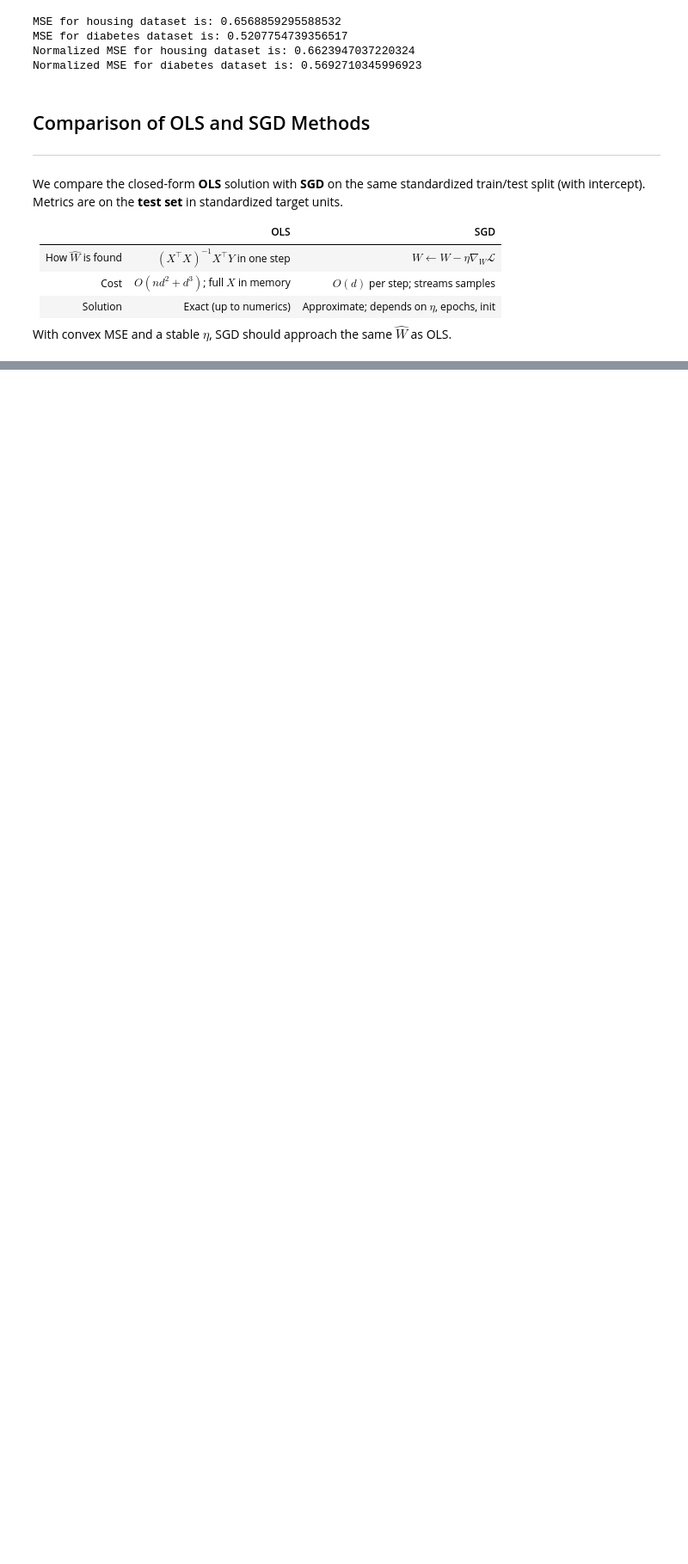
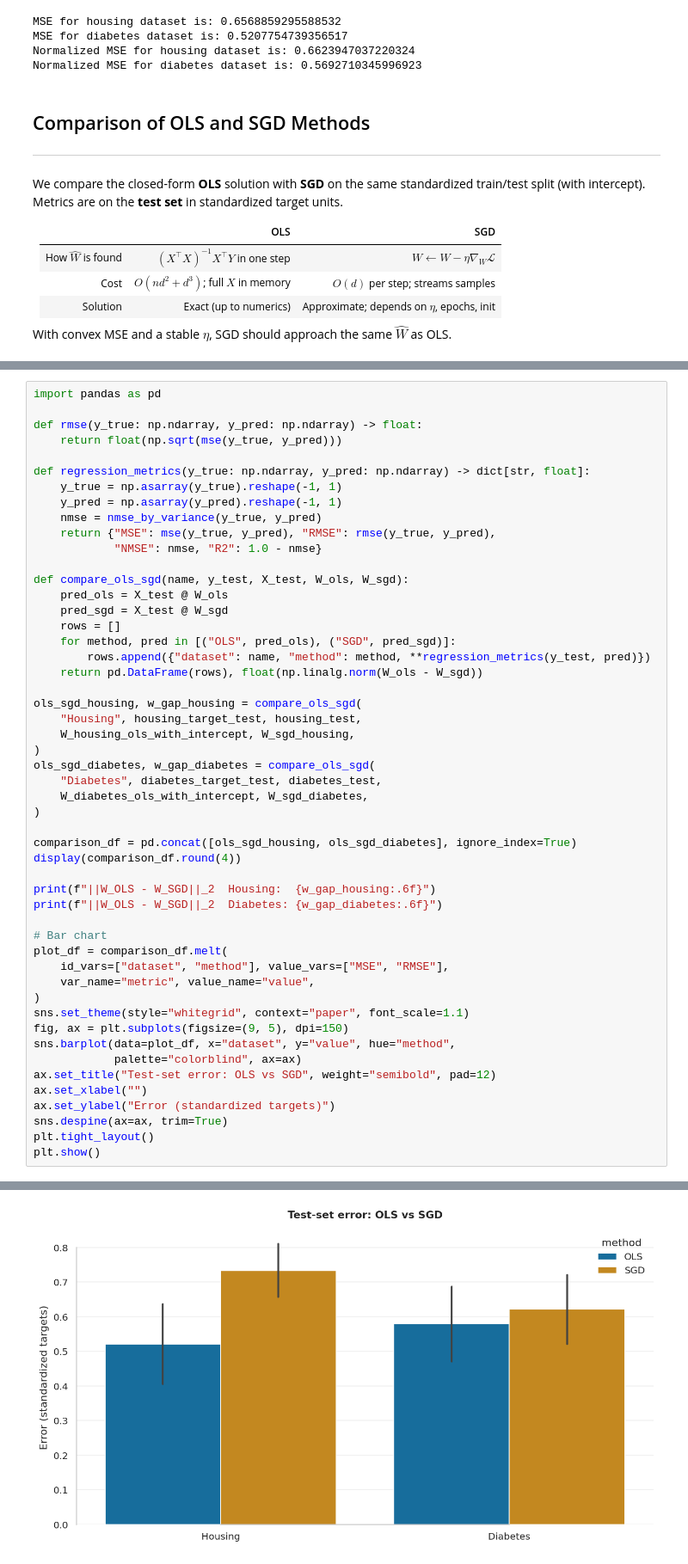
Before and after one commit to rameshaditya-me/Easy-Classical-ML-DL, a Jupyter notebook: linear-regression/linear-regression.ipynb, the cells around one changed output, grey strips where cells are left out. Shown at 86% size. Saved outputs shown, nothing was run; the diff lists cells and outputs as text; blank space fills up the shorter version.

Commit message:
added summary and comparison plot.

```diff
--- a/linear-regression/linear-regression.ipynb
+++ b/linear-regression/linear-regression.ipynb
@@ -925,0 +875,52 @@ plt.show()
+# %%
+import pandas as pd
+
+def rmse(y_true: np.ndarray, y_pred: np.ndarray) -> float:
+    return float(np.sqrt(mse(y_true, y_pred)))
+
+def regression_metrics(y_true: np.ndarray, y_pred: np.ndarray) -> dict[str, float]:
+    y_true = np.asarray(y_true).reshape(-1, 1)
+    y_pred = np.asarray(y_pred).reshape(-1, 1)
+    nmse = nmse_by_variance(y_true, y_pred)
+    return {"MSE": mse(y_true, y_pred), "RMSE": rmse(y_true, y_pred),
+            "NMSE": nmse, "R2": 1.0 - nmse}
+
+def compare_ols_sgd(name, y_test, X_test, W_ols, W_sgd):
+    pred_ols = X_test @ W_ols
+    pred_sgd = X_test @ W_sgd
+    rows = []
+    for method, pred in [("OLS", pred_ols), ("SGD", pred_sgd)]:
+        rows.append({"dataset": name, "method": method, **regression_metrics(y_test, pred)})
+    return pd.DataFrame(rows), float(np.linalg.norm(W_ols - W_sgd))
+
+ols_sgd_housing, w_gap_housing = compare_ols_sgd(
+    "Housing", housing_target_test, housing_test,
+    W_housing_ols_with_intercept, W_sgd_housing,
+)
+ols_sgd_diabetes, w_gap_diabetes = compare_ols_sgd(
+    "Diabetes", diabetes_target_test, diabetes_test,
+    W_diabetes_ols_with_intercept, W_sgd_diabetes,
+)
+
+comparison_df = pd.concat([ols_sgd_housing, ols_sgd_diabetes], ignore_index=True)
+display(comparison_df.round(4))
+
+print(f"||W_OLS - W_SGD||_2  Housing:  {w_gap_housing:.6f}")
+print(f"||W_OLS - W_SGD||_2  Diabetes: {w_gap_diabetes:.6f}")
+
+# Bar chart
+plot_df = comparison_df.melt(
+    id_vars=["dataset", "method"], value_vars=["MSE", "RMSE"],
+    var_name="metric", value_name="value",
+)
+sns.set_theme(style="whitegrid", context="paper", font_scale=1.1)
+fig, ax = plt.subplots(figsize=(9, 5), dpi=150)
+sns.barplot(data=plot_df, x="dataset", y="value", hue="method",
+            palette="colorblind", ax=ax)
+ax.set_title("Test-set error: OLS vs SGD", weight="semibold", pad=12)
+ax.set_xlabel("")
+ax.set_ylabel("Error (standardized targets)")
+sns.despine(ax=ax, trim=True)
+plt.tight_layout()
+plt.show()
+# %% [output]
@@ -925,0 +934 @@ plt.show()
+[figure, added]
```
Also changed, not shown: parts of 3 cells of this notebook.
